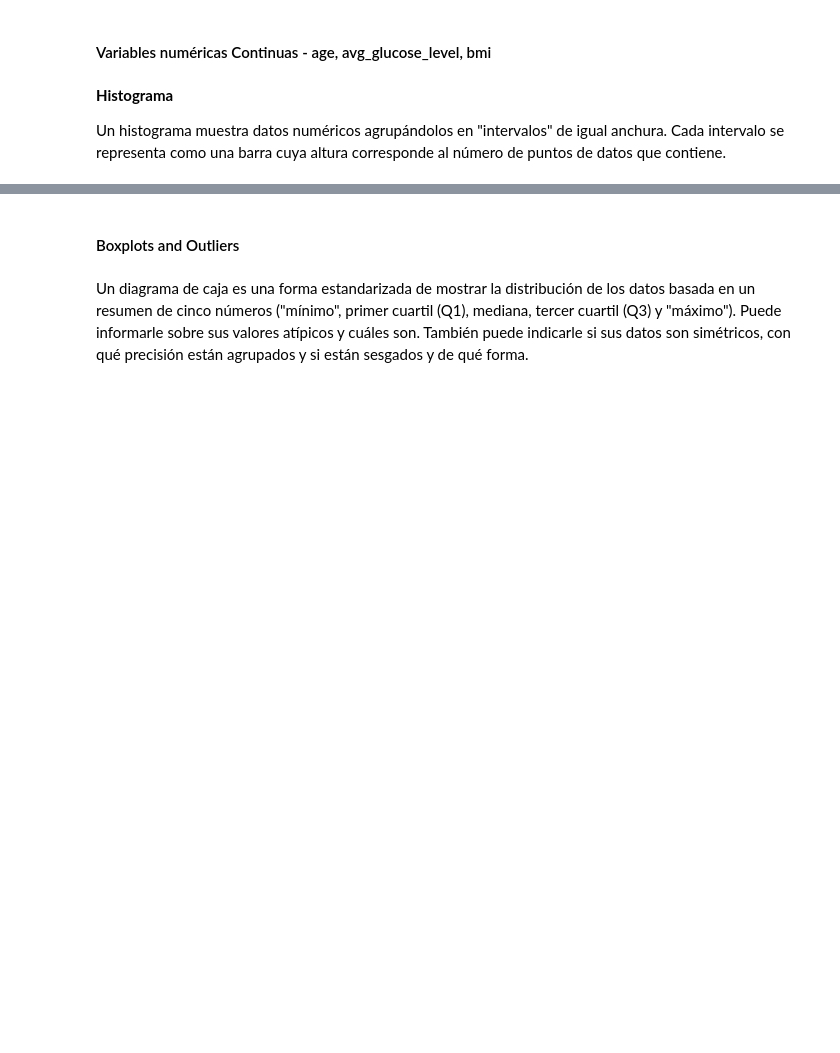
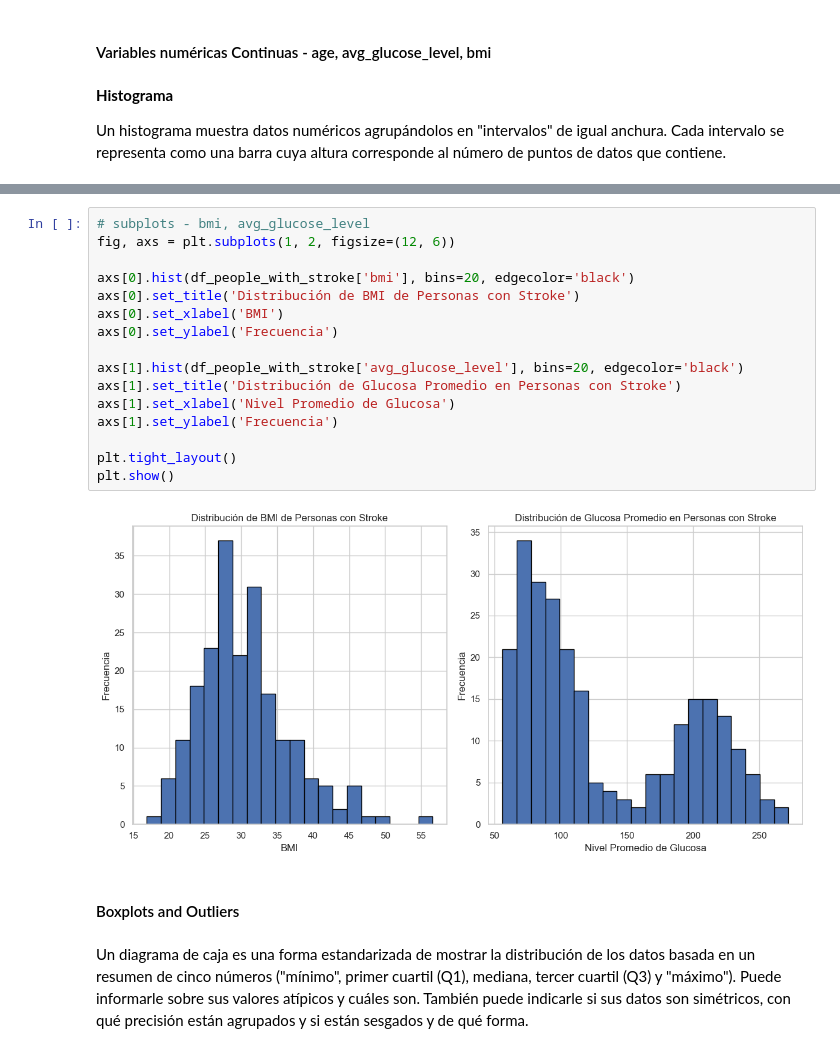
Before and after one commit to lnastri25/IA_UCEMA, a Jupyter notebook: trabajos_practicos/tp1_healthcare/TP1_Análsis_Exploratorio_de_Datos.ipynb, the cells around one changed output, grey strips where cells are left out. Saved outputs shown, nothing was run; the diff lists cells and outputs as text; blank space fills up the shorter version.

```diff
--- a/trabajos_practicos/tp1_healthcare/TP1_Análsis_Exploratorio_de_Datos.ipynb
+++ b/trabajos_practicos/tp1_healthcare/TP1_Análsis_Exploratorio_de_Datos.ipynb
@@ -119,3 +328,21 @@ Un histograma muestra datos numéricos agrupándolos en "intervalos" de igual an
+# %%
+# subplots - bmi, avg_glucose_level
+fig, axs = plt.subplots(1, 2, figsize=(12, 6))
+
+axs[0].hist(df_people_with_stroke['bmi'], bins=20, edgecolor='black')
+axs[0].set_title('Distribución de BMI de Personas con Stroke')
+axs[0].set_xlabel('BMI')
+axs[0].set_ylabel('Frecuencia')
+
+axs[1].hist(df_people_with_stroke['avg_glucose_level'], bins=20, edgecolor='black')
+axs[1].set_title('Distribución de Glucosa Promedio en Personas con Stroke')
+axs[1].set_xlabel('Nivel Promedio de Glucosa')
+axs[1].set_ylabel('Frecuencia')
+
+plt.tight_layout()
+plt.show()
+# %% [output]
+[figure, added]
 # %% [markdown]
 #### Boxplots and Outliers
 # %% [markdown]
```
Also changed, not shown: parts of 47 cells of this notebook, 1 other file.
